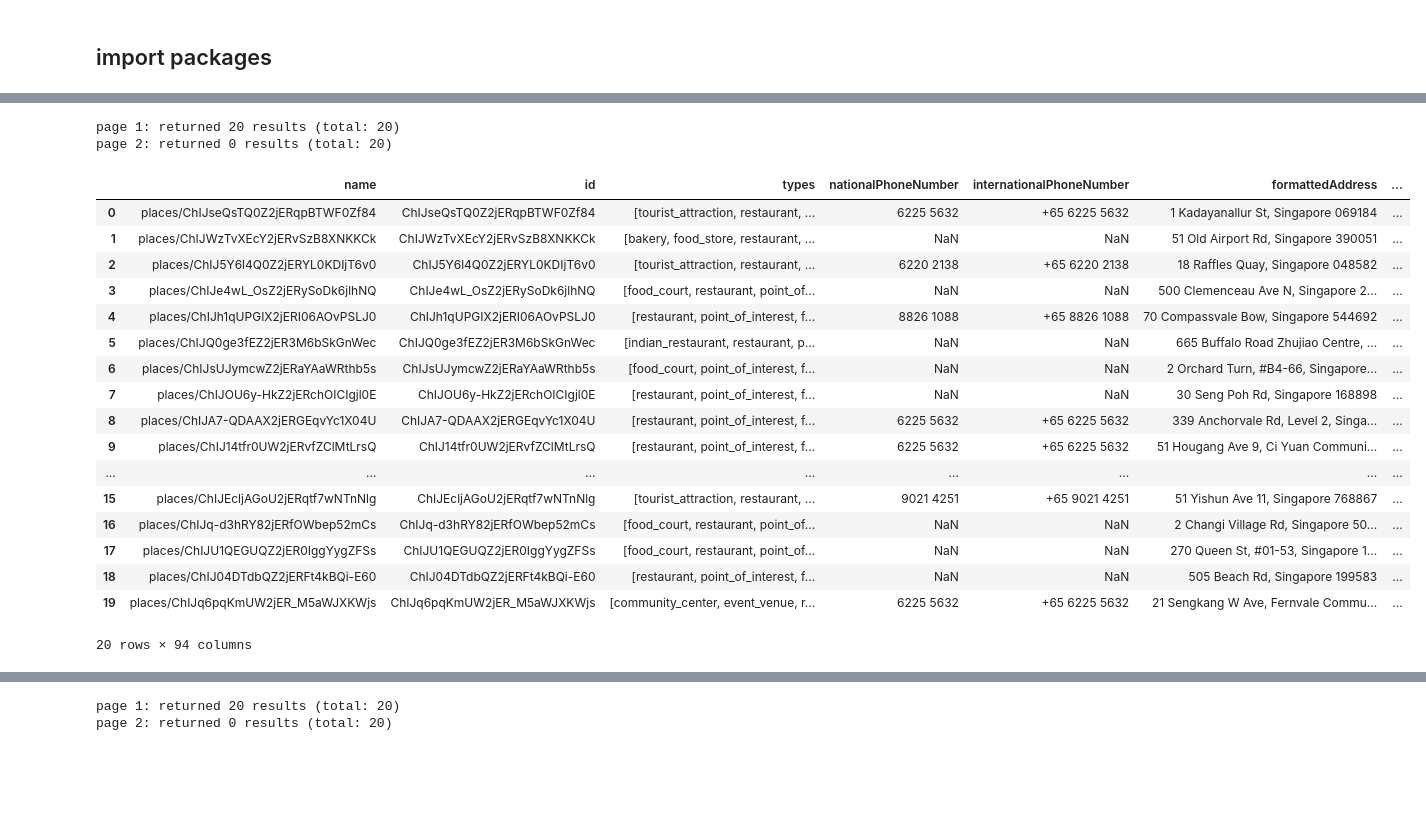
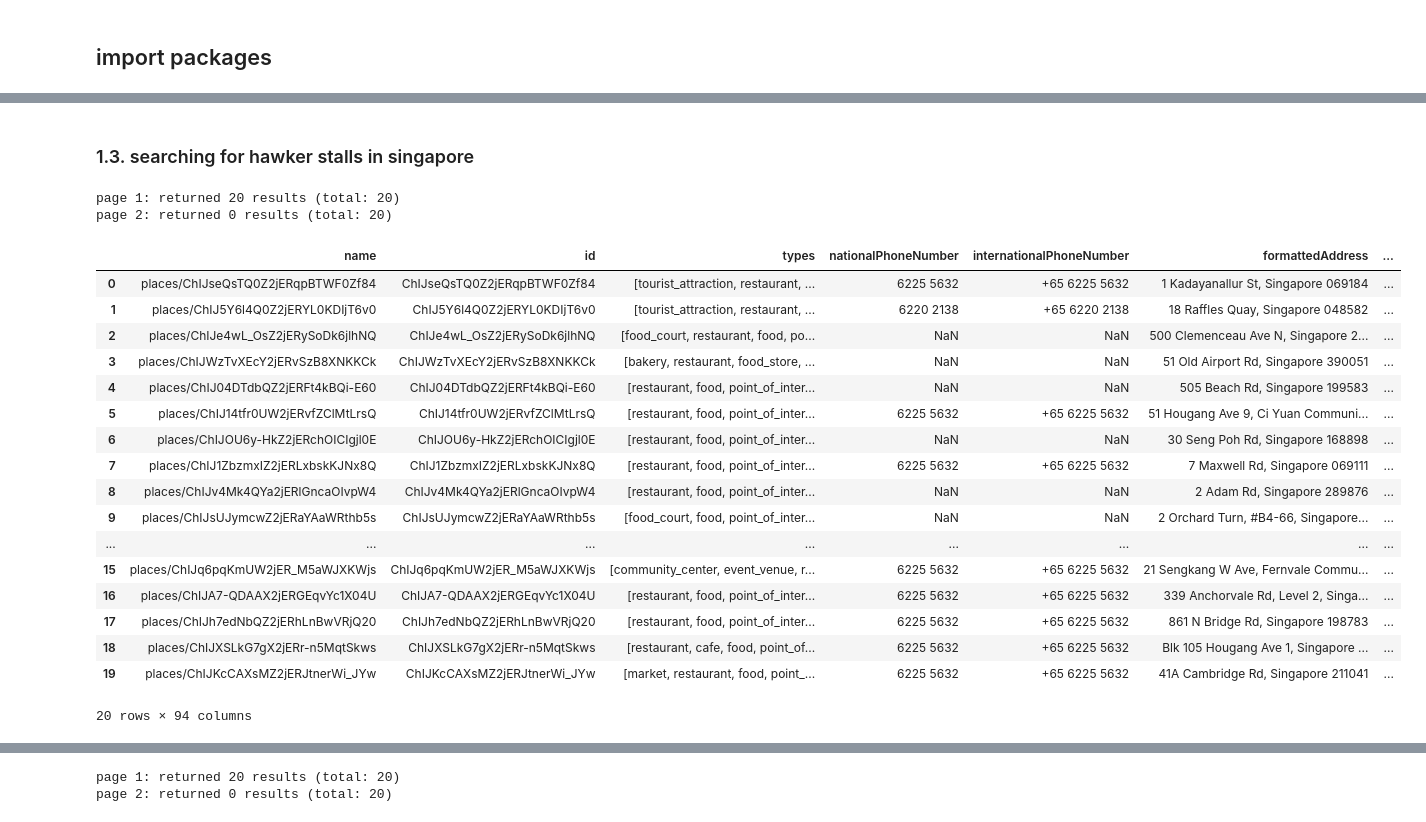
Before and after one commit to koshyan/places-api, a Jupyter notebook: places_api.ipynb, the cells around one changed output, grey strips where cells are left out. Cells and saved outputs as stored; diff of their text form; code cells hidden in the pictures; blank space fills up the shorter version.

Commit message:
text search

```diff
--- a/places_api.ipynb
+++ b/places_api.ipynb
@@ -5,5 +5,5 @@ import requests
 import pandas as pd
 import time
 # %%
-api_key = 'AIzaSyDgC3nnqklvlJhr4vvl-QtRR-zVZENWpss'
+api_key = 'replace api key here'
 # %% [markdown]
@@ -114,31 +301,31 @@ test_1_4
+# %% [markdown]
+### 1.3. searching for hawker stalls in singapore
 # %%
-# searching for hawker stalls in singapore
+fieldmask_1_3 = '*'
+textquery_1_3 = 'hawker stalls in singapore'
 
-fieldmask_1_5 = '*'
-textquery_1_5 = 'hawker stalls in singapore'
-
-test_1_5 = call_text_search_api(fieldmask_1_5, textquery_1_5, api_key)
+test_1_3 = call_text_search_api(fieldmask_1_3, textquery_1_3, api_key)
 # %% [output]
 page 1: returned 20 results (total: 20)
 page 2: returned 0 results (total: 20)
 # %%
-test_1_5   # only returns 20 entries
+test_1_3   # only returns 20 entries
 # %% [output]
 |  | name | id | types | nationalPhoneNumber | internationalPhoneNumber | formattedAddress | ... |
 | 0 | places/ChIJseQsTQ0Z2jERqpBTWF0Zf84 | ChIJseQsTQ0Z2jERqpBTWF0Zf84 | [tourist_attraction, restaurant, ... | 6225 5632 | +65 6225 5632 | 1 Kadayanallur St, Singapore 069184 | ... |
-| 1 | places/ChIJWzTvXEcY2jERvSzB8XNKKCk | ChIJWzTvXEcY2jERvSzB8XNKKCk | [bakery, food_store, restaurant, ... | NaN | NaN | 51 Old Airport Rd, Singapore 390051 | ... |
-| 2 | places/ChIJ5Y6l4Q0Z2jERYL0KDIjT6v0 | ChIJ5Y6l4Q0Z2jERYL0KDIjT6v0 | [tourist_attraction, restaurant, ... | 6220 2138 | +65 6220 2138 | 18 Raffles Quay, Singapore 048582 | ... |
-| 3 | places/ChIJe4wL_OsZ2jERySoDk6jlhNQ | ChIJe4wL_OsZ2jERySoDk6jlhNQ | [food_court, restaurant, point_of... | NaN | NaN | 500 Clemenceau Ave N, Singapore 2... | ... |
-| 4 | places/ChIJh1qUPGIX2jERI06AOvPSLJ0 | ChIJh1qUPGIX2jERI06AOvPSLJ0 | [restaurant, point_of_interest, f... | 8826 1088 | +65 8826 1088 | 70 Compassvale Bow, Singapore 544692 | ... |
-| 5 | places/ChIJQ0ge3fEZ2jER3M6bSkGnWec | ChIJQ0ge3fEZ2jER3M6bSkGnWec | [indian_restaurant, restaurant, p... | NaN | NaN | 665 Buffalo Road Zhujiao Centre, ... | ... |
-| 6 | places/ChIJsUJymcwZ2jERaYAaWRthb5s | ChIJsUJymcwZ2jERaYAaWRthb5s | [food_court, point_of_interest, f... | NaN | NaN | 2 Orchard Turn, #B4-66, Singapore... | ... |
-| 7 | places/ChIJOU6y-HkZ2jERchOICIgjl0E | ChIJOU6y-HkZ2jERchOICIgjl0E | [restaurant, point_of_interest, f... | NaN | NaN | 30 Seng Poh Rd, Singapore 168898 | ... |
-| 8 | places/ChIJA7-QDAAX2jERGEqvYc1X04U | ChIJA7-QDAAX2jERGEqvYc1X04U | [restaurant, point_of_interest, f... | 6225 5632 | +65 6225 5632 | 339 Anchorvale Rd, Level 2, Singa... | ... |
-| 9 | places/ChIJ14tfr0UW2jERvfZClMtLrsQ | ChIJ14tfr0UW2jERvfZClMtLrsQ | [restaurant, point_of_interest, f... | 6225 5632 | +65 6225 5632 | 51 Hougang Ave 9, Ci Yuan Communi... | ... |
+| 1 | places/ChIJ5Y6l4Q0Z2jERYL0KDIjT6v0 | ChIJ5Y6l4Q0Z2jERYL0KDIjT6v0 | [tourist_attraction, restaurant, ... | 6220 2138 | +65 6220 2138 | 18 Raffles Quay, Singapore 048582 | ... |
+| 2 | places/ChIJe4wL_OsZ2jERySoDk6jlhNQ | ChIJe4wL_OsZ2jERySoDk6jlhNQ | [food_court, restaurant, food, po... | NaN | NaN | 500 Clemenceau Ave N, Singapore 2... | ... |
+| 3 | places/ChIJWzTvXEcY2jERvSzB8XNKKCk | ChIJWzTvXEcY2jERvSzB8XNKKCk | [bakery, restaurant, food_store, ... | NaN | NaN | 51 Old Airport Rd, Singapore 390051 | ... |
+| 4 | places/ChIJ04DTdbQZ2jERFt4kBQi-E60 | ChIJ04DTdbQZ2jERFt4kBQi-E60 | [restaurant, food, point_of_inter... | NaN | NaN | 505 Beach Rd, Singapore 199583 | ... |
+| 5 | places/ChIJ14tfr0UW2jERvfZClMtLrsQ | ChIJ14tfr0UW2jERvfZClMtLrsQ | [restaurant, food, point_of_inter... | 6225 5632 | +65 6225 5632 | 51 Hougang Ave 9, Ci Yuan Communi... | ... |
+| 6 | places/ChIJOU6y-HkZ2jERchOICIgjl0E | ChIJOU6y-HkZ2jERchOICIgjl0E | [restaurant, food, point_of_inter... | NaN | NaN | 30 Seng Poh Rd, Singapore 168898 | ... |
+| 7 | places/ChIJ1ZbzmxIZ2jERLxbskKJNx8Q | ChIJ1ZbzmxIZ2jERLxbskKJNx8Q | [restaurant, food, point_of_inter... | 6225 5632 | +65 6225 5632 | 7 Maxwell Rd, Singapore 069111 | ... |
+| 8 | places/ChIJv4Mk4QYa2jERlGncaOIvpW4 | ChIJv4Mk4QYa2jERlGncaOIvpW4 | [restaurant, food, point_of_inter... | NaN | NaN | 2 Adam Rd, Singapore 289876 | ... |
+| 9 | places/ChIJsUJymcwZ2jERaYAaWRthb5s | ChIJsUJymcwZ2jERaYAaWRthb5s | [food_court, food, point_of_inter... | NaN | NaN | 2 Orchard Turn, #B4-66, Singapore... | ... |
 | ... | ... | ... | ... | ... | ... | ... | ... |
-| 15 | places/ChIJEcljAGoU2jERqtf7wNTnNlg | ChIJEcljAGoU2jERqtf7wNTnNlg | [tourist_attraction, restaurant, ... | 9021 4251 | +65 9021 4251 | 51 Yishun Ave 11, Singapore 768867 | ... |
-| 16 | places/ChIJq-d3hRY82jERfOWbep52mCs | ChIJq-d3hRY82jERfOWbep52mCs | [food_court, restaurant, point_of... | NaN | NaN | 2 Changi Village Rd, Singapore 50... | ... |
-| 17 | places/ChIJU1QEGUQZ2jER0IggYygZFSs | ChIJU1QEGUQZ2jER0IggYygZFSs | [food_court, restaurant, point_of... | NaN | NaN | 270 Queen St, #01-53, Singapore 1... | ... |
-| 18 | places/ChIJ04DTdbQZ2jERFt4kBQi-E60 | ChIJ04DTdbQZ2jERFt4kBQi-E60 | [restaurant, point_of_interest, f... | NaN | NaN | 505 Beach Rd, Singapore 199583 | ... |
-| 19 | places/ChIJq6pqKmUW2jER_M5aWJXKWjs | ChIJq6pqKmUW2jER_M5aWJXKWjs | [community_center, event_venue, r... | 6225 5632 | +65 6225 5632 | 21 Sengkang W Ave, Fernvale Commu... | ... |
+| 15 | places/ChIJq6pqKmUW2jER_M5aWJXKWjs | ChIJq6pqKmUW2jER_M5aWJXKWjs | [community_center, event_venue, r... | 6225 5632 | +65 6225 5632 | 21 Sengkang W Ave, Fernvale Commu... | ... |
+| 16 | places/ChIJA7-QDAAX2jERGEqvYc1X04U | ChIJA7-QDAAX2jERGEqvYc1X04U | [restaurant, food, point_of_inter... | 6225 5632 | +65 6225 5632 | 339 Anchorvale Rd, Level 2, Singa... | ... |
+| 17 | places/ChIJh7edNbQZ2jERhLnBwVRjQ20 | ChIJh7edNbQZ2jERhLnBwVRjQ20 | [restaurant, food, point_of_inter... | 6225 5632 | +65 6225 5632 | 861 N Bridge Rd, Singapore 198783 | ... |
+| 18 | places/ChIJXSLkG7gX2jERr-n5MqtSkws | ChIJXSLkG7gX2jERr-n5MqtSkws | [restaurant, cafe, food, point_of... | 6225 5632 | +65 6225 5632 | Blk 105 Hougang Ave 1, Singapore ... | ... |
+| 19 | places/ChIJKcCAXsMZ2jERJtnerWi_JYw | ChIJKcCAXsMZ2jERJtnerWi_JYw | [market, restaurant, food, point_... | 6225 5632 | +65 6225 5632 | 41A Cambridge Rd, Singapore 211041 | ... |
 20 rows × 94 columns
```
Also changed, not shown: parts of 36 cells of this notebook.
